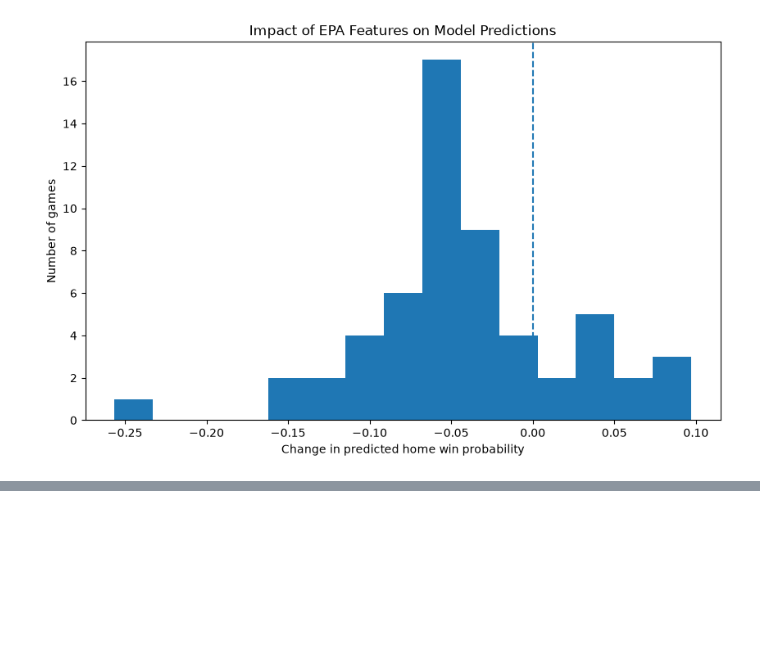
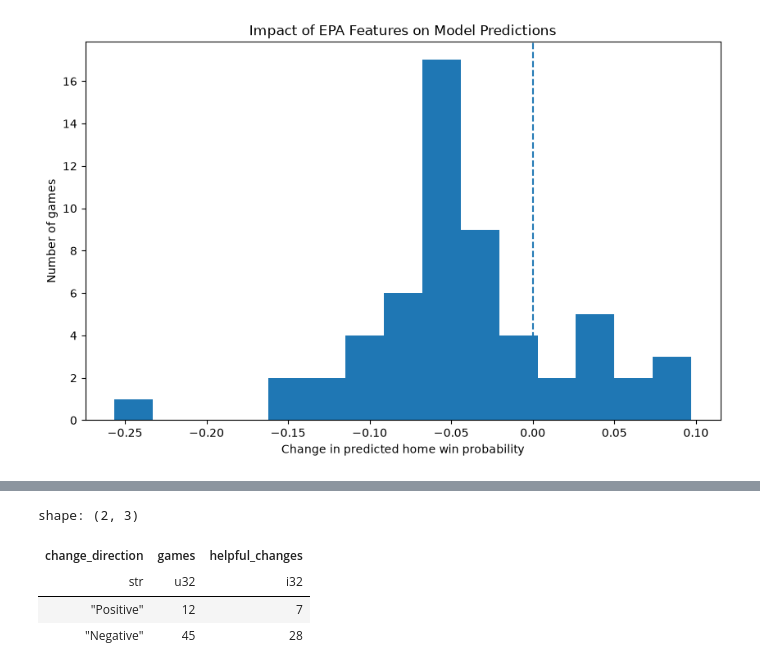
Before and after one commit to Joaquin2108/NFL-GamePredictor, a Jupyter notebook: Notebooks/modeling.ipynb, the cells around one changed output, grey strips where cells are left out. Drawn from its saved outputs; the diff is of its cells as text; code cells hidden in the pictures; blank space fills up the shorter version.

```diff
--- a/Notebooks/modeling.ipynb
+++ b/Notebooks/modeling.ipynb
@@ -870,0 +916,30 @@ shape: (57, 10)
+# %%
+disagreements.group_by(
+    pl.when(pl.col("probability_change") < 0)
+    .then(pl.lit("Negative"))
+    .otherwise(pl.lit("Positive"))
+    .alias("change_direction")
+).agg([
+    pl.len().alias("games"),
+    (
+        pl.when(
+            (
+                (pl.col("probability_change") < 0) &
+                (pl.col("home_win") == 0)
+            ) |
+            (
+                (pl.col("probability_change") > 0) &
+                (pl.col("home_win") == 1)
+            )
+        )
+        .then(1)
+        .otherwise(0)
+        .sum()
+    ).alias("helpful_changes")
+])
+# %% [output]
+shape: (2, 3)
+| change_direction | games | helpful_changes |
+| str | u32 | i32 |
+| "Positive" | 12 | 7 |
+| "Negative" | 45 | 28 |
```
Also changed, not shown: parts of 4 cells of this notebook, 3 other files.
